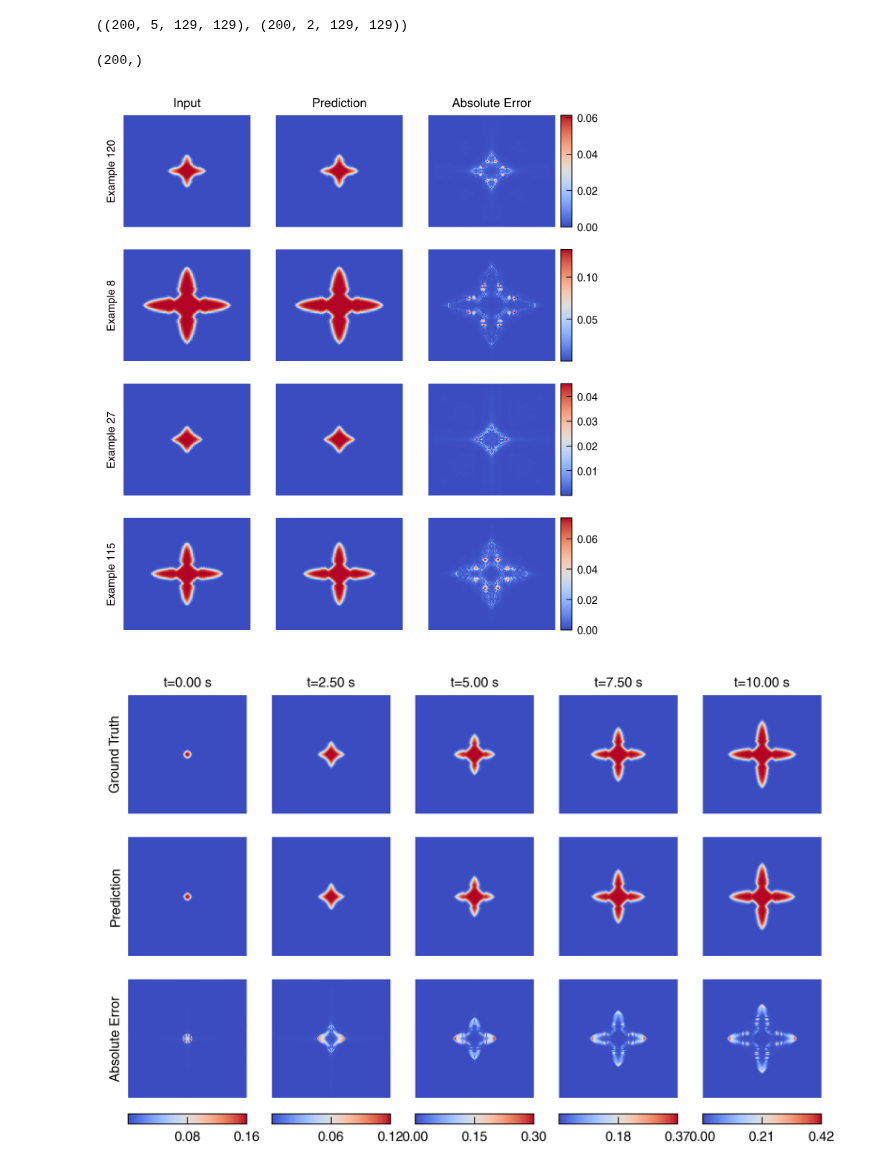
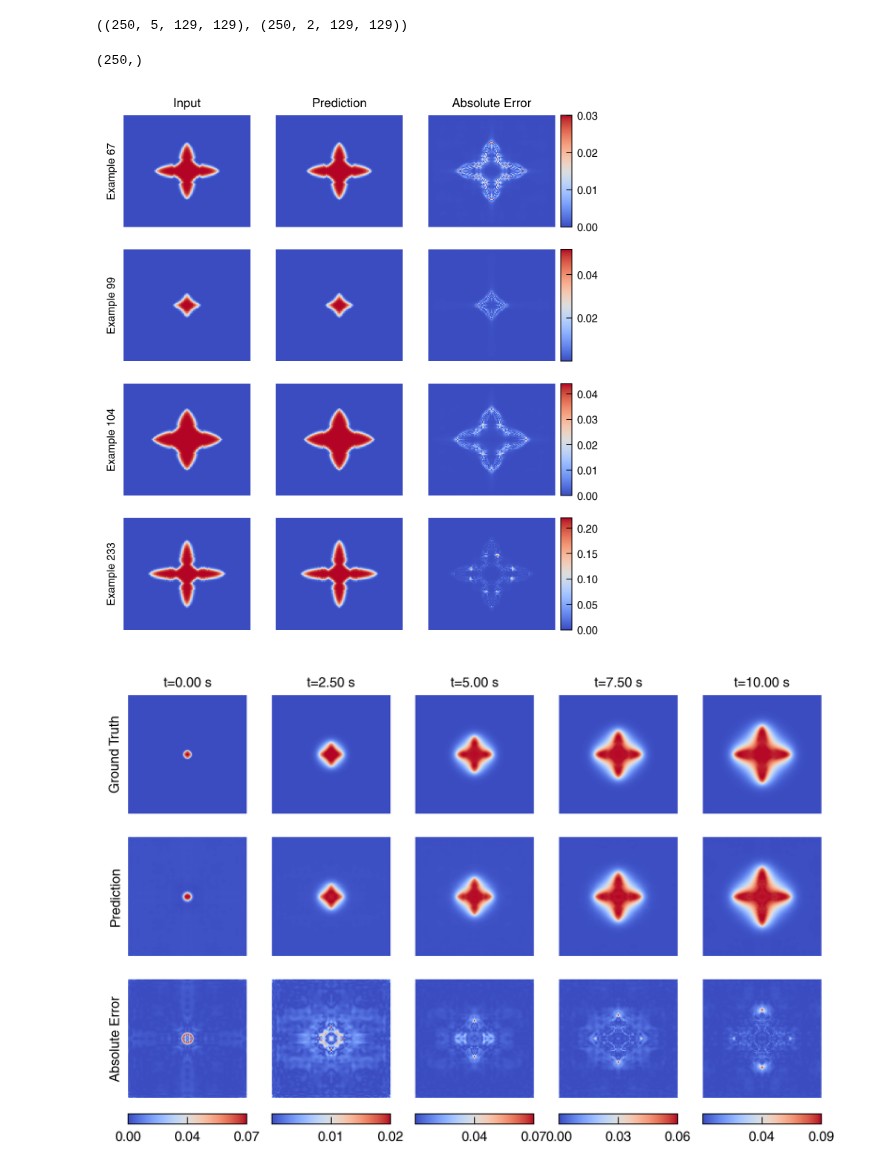
Before and after one commit to NanxiiChen/PF-PINO, a Jupyter notebook: solidification/eval.ipynb, the cells around one changed output. Cells and saved outputs as stored; diff of their text form; code cells hidden in the pictures.

```diff
--- a/solidification/eval.ipynb
+++ b/solidification/eval.ipynb
@@ -1,7 +1,7 @@
 # %%
 import os
 os.chdir("../")
-configs_file = "train_debug"
+configs_file = "train_fno_pi"
 # %%
 import os
 from functools import partial
@@ -106,7 +106,7 @@ model_skeleton = get_model2d(
 )
 # model_skeleton = get_model1d(configs, jax.random.PRNGKey(0))
 # weight = os.path.join(save_dir, f"epoch_{configs.epochs - 1}.eqx")
-weight = os.path.join(save_dir, f"epoch_600.eqx")
+weight = os.path.join(save_dir, f"epoch_2800.eqx")
 model = eqx.tree_deserialise_leaves(weight, model_skeleton)
 # %%
 # data = jnp.load("./dataset_split.npz")
@@ -122,11 +122,11 @@ meshesx = meshes[0]
 meshesy = meshes[1]
 Xs.shape, Ys.shape
 # %% [output]
-((200, 5, 129, 129), (200, 2, 129, 129))
+((250, 5, 129, 129), (250, 2, 129, 129))
 # %%
 Xs[:, 2, 0, 0].shape
 # %% [output]
-(200,)
+(250,)
 # %%
 num_examples = 4
 import numpy as np
@@ -170,7 +170,7 @@ for i, idx in enumerate(random_indices):
     fig.colorbar(diff_ax, cax=ax_bar)
 # fig.tight_layout()
 # %% [output]
-[figure, old version]
+[figure, new version]
 # %%
 test_solutions = jnp.load(os.path.join(configs.test_data_dir, "solutions_grid.npy"))
 test_ks = jnp.load(os.path.join(configs.test_data_dir, "K_values.npy")).reshape(-1, 1)
@@ -186,8 +186,8 @@ u_preds = jax.vmap(auto_reg_fn)(u0, test_ks)
 idxs = [0, 50, 100, 150, 200]
 meshesx = meshes[0]
 meshesy = meshes[1]
-example_th = 2
-component = 0
+example_th = -1
+component = 1
 fig, axes = plt.subplots(3, len(idxs), figsize=(1.3 * len(idxs), 3.8),)
 for i, idx in enumerate(idxs):
     ax = axes[0, i]
@@ -200,36 +200,39 @@ for i, idx in enumerate(idxs):
     ax.text(0.5, 1.05, f"t={idx*dt*configs.Tc:.2f} s", ha="center", va="bottom", transform=ax.transAxes)
     ax.set_aspect('equal')
 
     ax = axes[1, i]
     # ax.contourf(meshesx, meshesy, u_preds[example_th, idx, 0, :, :], levels=20, cmap='coolwarm')
     ax.pcolormesh(meshesx, meshesy, u_preds[example_th, idx, component, :, :], shading='auto', cmap='coolwarm')
     if i == 0:
         ax.text(-0.05, 0.5, "Prediction", ha="right", va="center", transform=ax.transAxes, rotation=90)
     ax.set_axis_off()
     ax.set_aspect('equal')
 
     ax = axes[2, i]
     diff = jnp.abs(y_test[example_th, idx, component, :, :] - u_preds[example_th, idx, component, :, :])
     # diff_ax = ax.contourf(meshesx, meshesy, diff, levels=20, cmap='coolwarm')
     diff_ax = ax.pcolormesh(meshesx, meshesy, diff, shading='auto', cmap='coolwarm')
     if i == 0:
         ax.text(-0.05, 0.5, "Absolute Error", ha="right", va="center", transform=ax.transAxes, rotation=90)
     ax.set_axis_off()
     ax.set_aspect('equal')
     ax_bar = fig.add_axes([ax.get_position().x0,
                            ax.get_position().y0 - 0.05,
                            ax.get_position().width,
                            0.02])
 
     # L2 = jnp.linalg.norm(y_test[example_th, idx, component, :, :] - u_preds[example_th, idx, component, :, :]) / jnp.linalg.norm(y_test[example_th, idx, component, :, :])
-    # L2_text = f"L2 Error: {L2:.4f}"
-    # ax.text(0.5, -0.3, L2_text, ha="center", va="top", transform=ax.transAxes, fontsize=7)
+    # # format as latex string wish scientific notation (\times 10^)
+    # L2_magnitude = jnp.floor(jnp.log10(L2))
+    # L2_coefficient = L2 / (10 ** L2_magnitude)
+    # L2_text = r"$L_2=" + f"{L2_coefficient:.2f}" + r"\times 10^{" + f"{int(L2_magnitude)}" + "}$"
+    # ax.text(0.01, 0.99, L2_text, ha="left", va="top", transform=ax.transAxes, fontsize=5, color='white')
 
     # fewer ticks on colorbar with 2 precision
     fig.colorbar(diff_ax, cax=ax_bar, orientation='horizontal',
                  format='%.2f', ticks=jnp.linspace(0, jnp.max(diff), num=3))
 # %% [output]
-[figure, old version]
+[figure, new version]
 # %%
 evo_frac = jnp.mean((y_test+1)/2, axis=(-1, -2))[..., 0]
 evo_frac_pred = jnp.mean((u_preds+1)/2, axis=(-1, -2))[..., 0]
```
Also changed, not shown: parts of 3 cells of this notebook, 7 other files.
